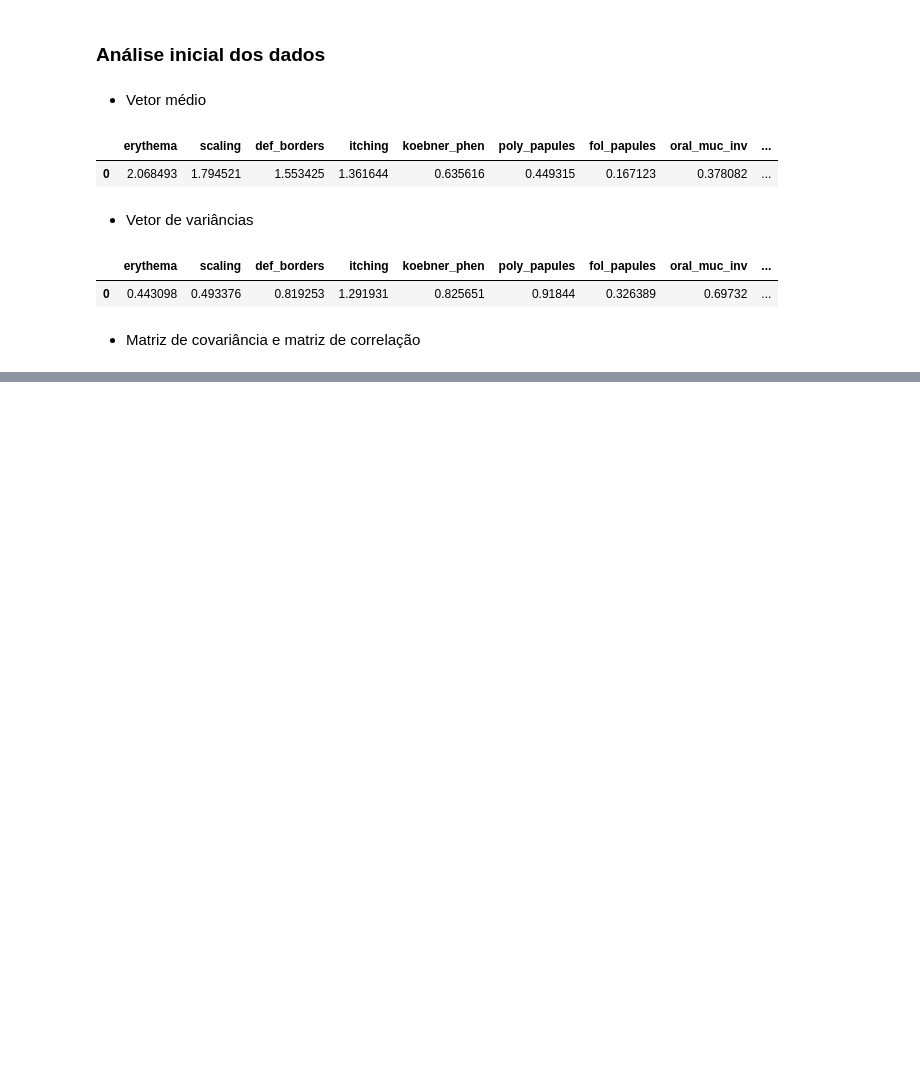
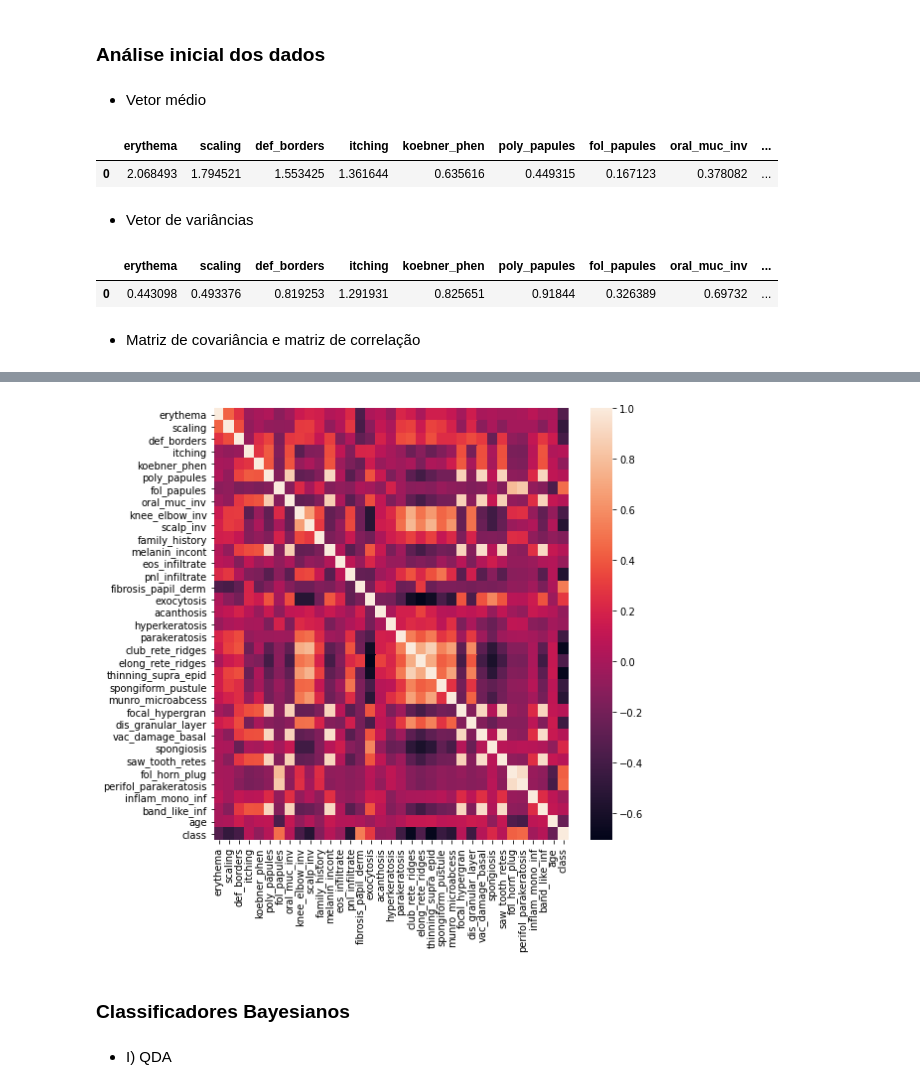
Before and after one commit to cardosorrenan/reconhecimentopadroes-ufc, a Jupyter notebook: src/bayesians.ipynb, the cells around one changed output, grey strips where cells are left out. Cells and saved outputs as stored; diff of their text form; code cells hidden in the pictures; blank space fills up the shorter version.

```diff
--- a/src/bayesians.ipynb
+++ b/src/bayesians.ipynb
@@ -92,0 +118,9 @@ derma.cov()
+# %%
+sns.heatmap(corr, xticklabels=corr.columns, yticklabels=corr.columns)
+plt.gcf().set_size_inches(8, 8)
+# %% [output]
+[figure, added]
+# %% [markdown]
+### **Classificadores Bayesianos**
+# %% [markdown]
+- I) QDA
```
Also changed, not shown: parts of 7 cells of this notebook.
